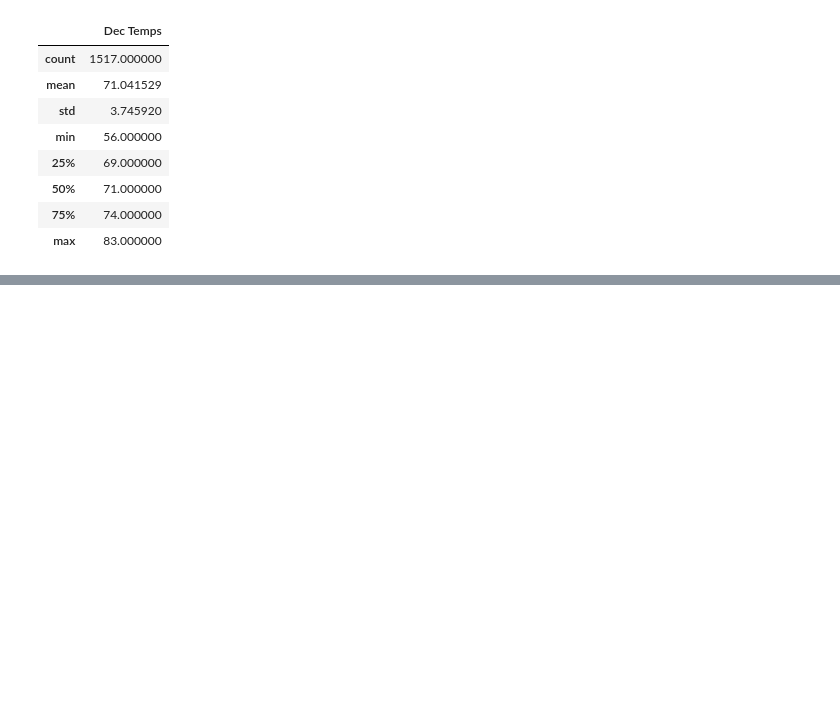
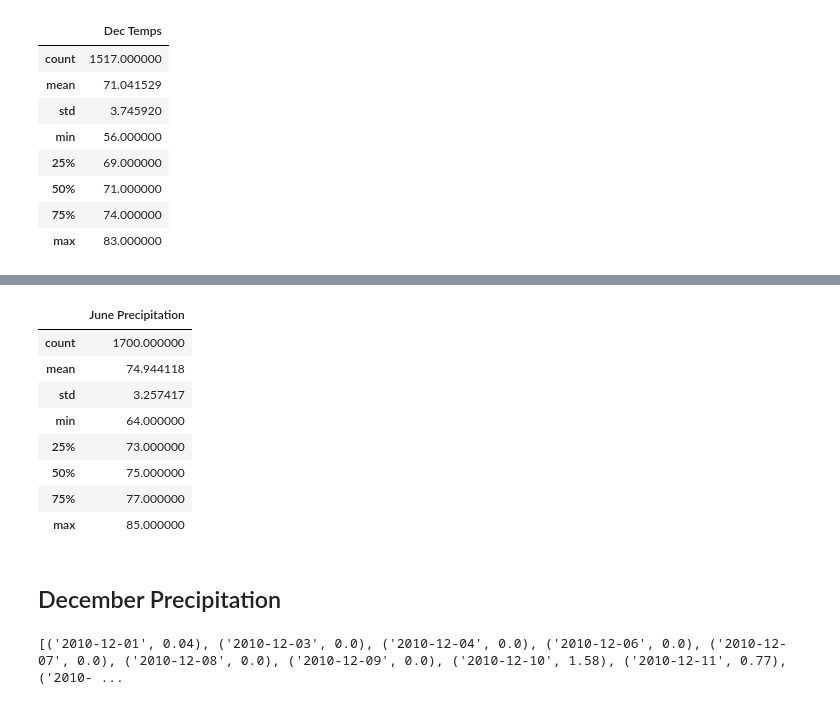
Before and after one commit to tn64/surfs_up, a Jupyter notebook: SurfsUp_Challenge.ipynb, the cells around one changed output, grey strips where cells are left out. Saved outputs shown, nothing was run; the diff lists cells and outputs as text; code cells hidden in the pictures; blank space fills up the shorter version.

```diff
--- a/SurfsUp_Challenge.ipynb
+++ b/SurfsUp_Challenge.ipynb
@@ -131,0 +140,4 @@ dec_new_df.describe()
+# %%
+#Read as pandas DataFrame
+june_prcp_df = pd.DataFrame(june_temps, columns=['date', 'precipitation'])
+print(june_prcp_df.to_string(index=False))
@@ -131,0 +162,22 @@ dec_new_df.describe()
+# %%
+#Rename column and describe results
+june_new_prcp_df = june_prcp_df.rename(columns={'precipitation': 'June Precipitation'})
+june_new_prcp_df.describe()
+# %% [output]
+|  | June Precipitation |
+| count | 1700.000000 |
+| mean | 74.944118 |
+| std | 3.257417 |
+| min | 64.000000 |
+| 25% | 73.000000 |
+| 50% | 75.000000 |
+| 75% | 77.000000 |
+| max | 85.000000 |
+# %% [markdown]
+## December Precipitation
+# %%
+#Convert December precipitation to list
+dec_prcp = session.query(Measurement.date, Measurement.prcp).filter(extract('month', Measurement.date)==12).all()
+print(dec_prcp)
+# %% [output]
+[('2010-12-01', 0.04), ('2010-12-03', 0.0), ('2010-12-04', 0.0), ('2010-12-06', 0.0), ('2010-12-07', 0.0), ('2010-12-08', 0.0), ('2010-12-09', 0.0), ('2010-12-10', 1.58), ('2010-12-11', 0.77), ('2010- ...
```
Also changed, not shown: parts of 5 cells of this notebook.
